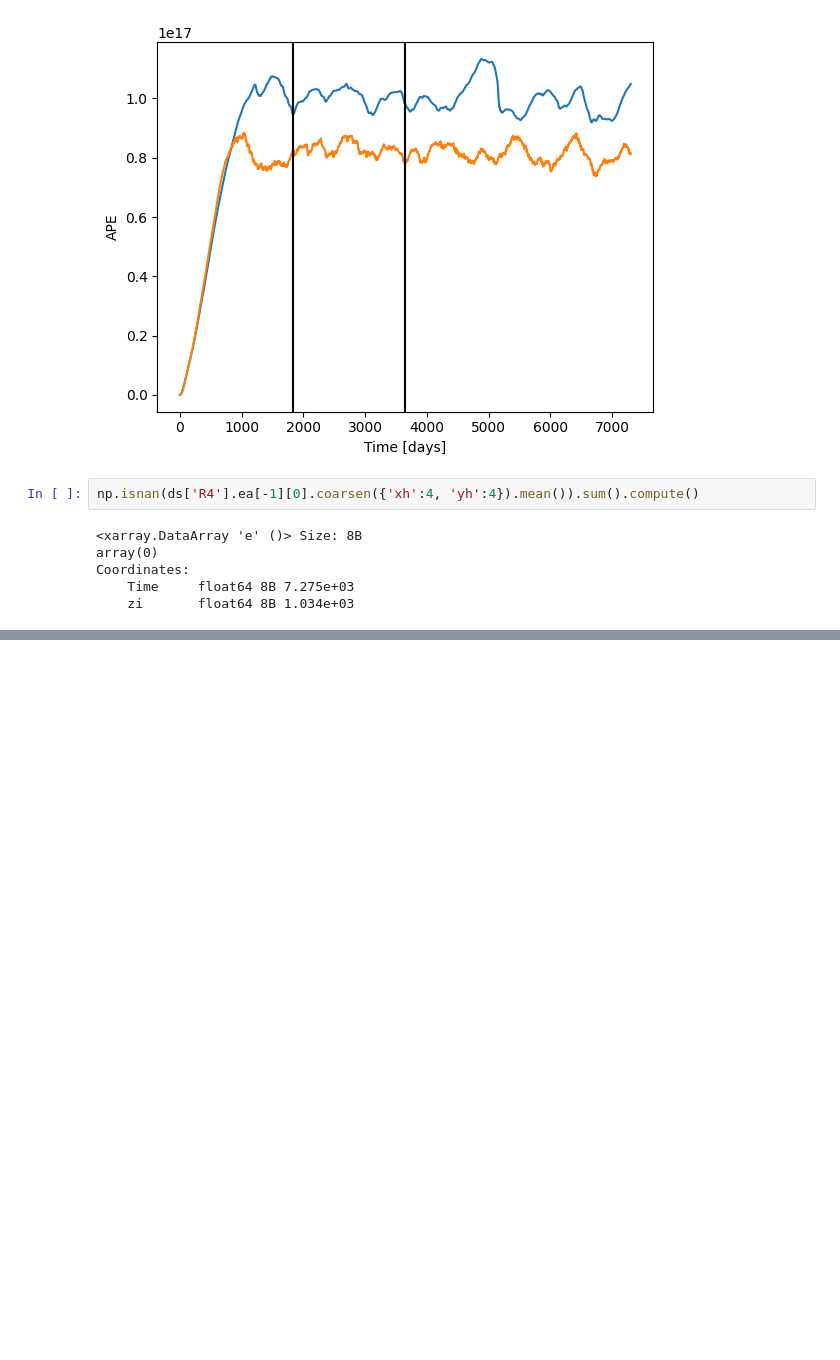
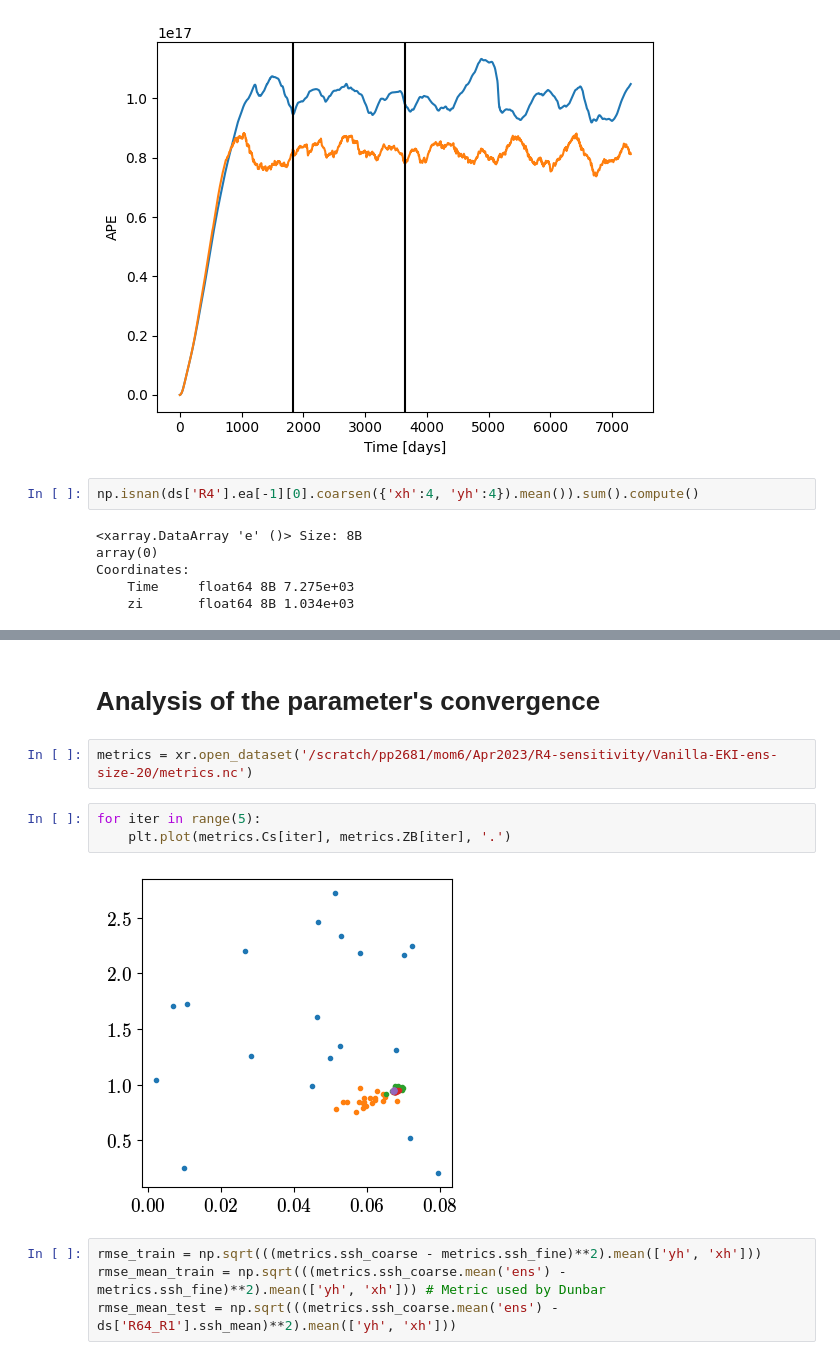
Before and after one commit to m2lines/calibration-MOM6, a Jupyter notebook: notebooks/calibrate-Double-Gyre.ipynb, the cells around one changed output, grey strips where cells are left out. Saved outputs shown, nothing was run; the diff lists cells and outputs as text; blank space fills up the shorter version.

```diff
--- a/notebooks/calibrate-Double-Gyre.ipynb
+++ b/notebooks/calibrate-Double-Gyre.ipynb
@@ -87,0 +106,13 @@ Coordinates:
+# %% [markdown]
+# Analysis of the parameter's convergence
+# %%
+metrics = xr.open_dataset('/scratch/pp2681/mom6/Apr2023/R4-sensitivity/Vanilla-EKI-ens-size-20/metrics.nc')
+# %%
+for iter in range(5):
+    plt.plot(metrics.Cs[iter], metrics.ZB[iter], '.')
+# %% [output]
+[figure, added]
+# %%
+rmse_train = np.sqrt(((metrics.ssh_coarse - metrics.ssh_fine)**2).mean(['yh', 'xh']))
+rmse_mean_train = np.sqrt(((metrics.ssh_coarse.mean('ens') - metrics.ssh_fine)**2).mean(['yh', 'xh'])) # Metric used by Dunbar
+rmse_mean_test = np.sqrt(((metrics.ssh_coarse.mean('ens') - ds['R64_R1'].ssh_mean)**2).mean(['yh', 'xh']))
```
Also changed, not shown: parts of 25 cells of this notebook, 2 other files.
